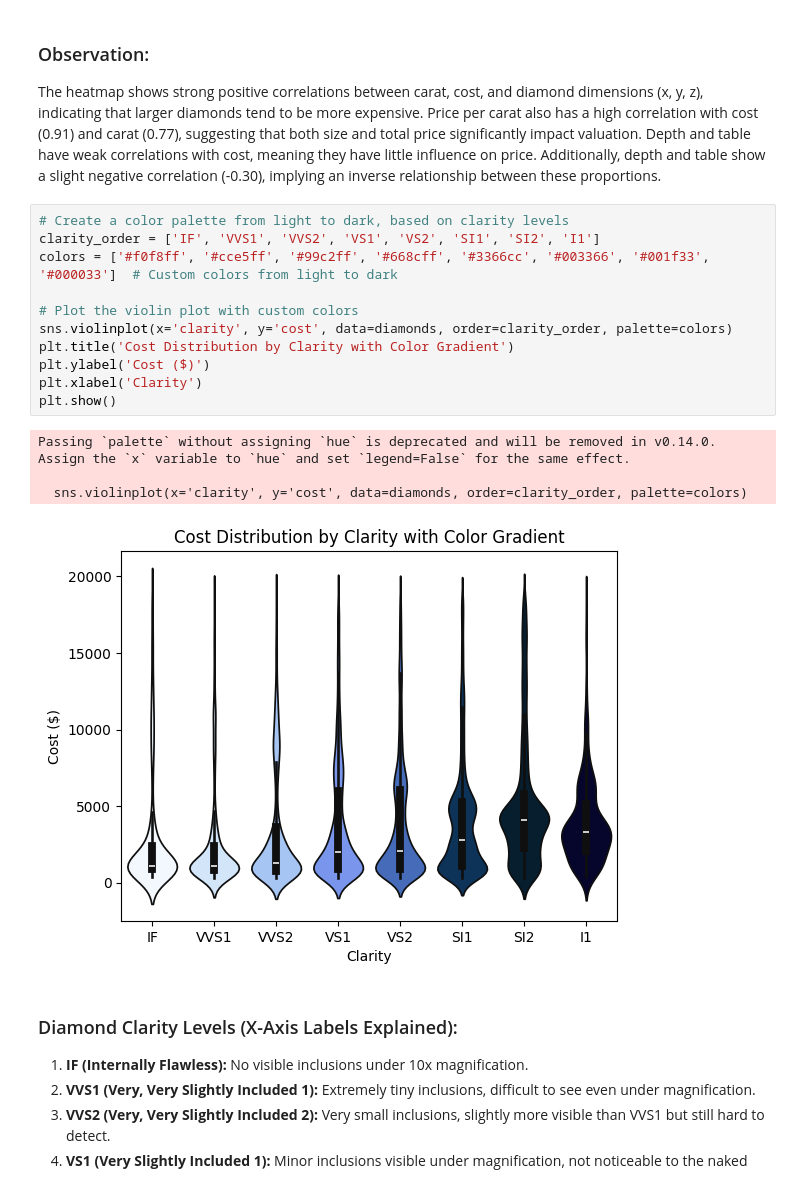
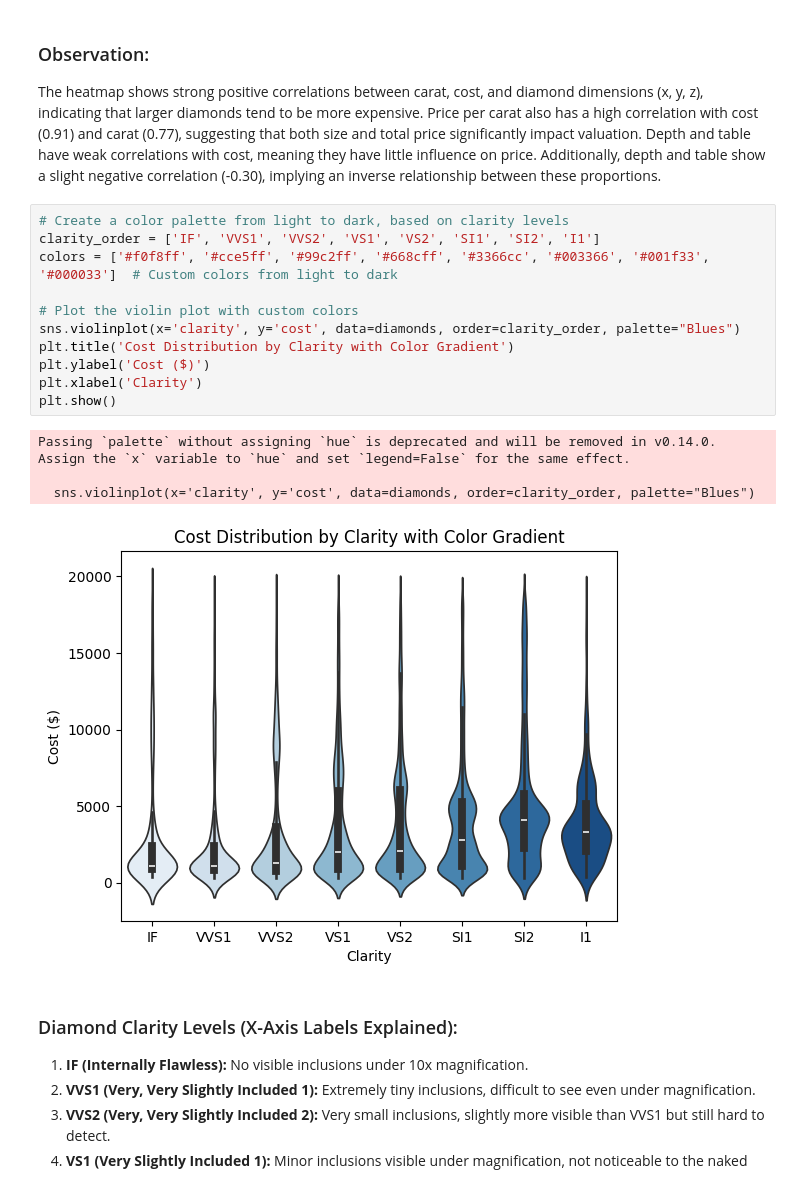
Before and after one commit to SchroderJ-pixel/datafun-06-eda, a Jupyter notebook: schroder-eda.ipynb, the cells around one changed output. Saved outputs shown, nothing was run; the diff lists cells and outputs as text.

```diff
--- a/schroder-eda.ipynb
+++ b/schroder-eda.ipynb
@@ -189,19 +188,19 @@ The heatmap shows strong positive correlations between carat, cost, and diamond
 # %%
 # Create a color palette from light to dark, based on clarity levels
 clarity_order = ['IF', 'VVS1', 'VVS2', 'VS1', 'VS2', 'SI1', 'SI2', 'I1']
 colors = ['#f0f8ff', '#cce5ff', '#99c2ff', '#668cff', '#3366cc', '#003366', '#001f33', '#000033']  # Custom colors from light to dark
 
 # Plot the violin plot with custom colors
-sns.violinplot(x='clarity', y='cost', data=diamonds, order=clarity_order, palette=colors)
+sns.violinplot(x='clarity', y='cost', data=diamonds, order=clarity_order, palette="Blues")
 plt.title('Cost Distribution by Clarity with Color Gradient')
 plt.ylabel('Cost ($)')
 plt.xlabel('Clarity')
 plt.show()
 # %% [output]
 Passing `palette` without assigning `hue` is deprecated and will be removed in v0.14.0. Assign the `x` variable to `hue` and set `legend=False` for the same effect.
 
-  sns.violinplot(x='clarity', y='cost', data=diamonds, order=clarity_order, palette=colors)
+  sns.violinplot(x='clarity', y='cost', data=diamonds, order=clarity_order, palette="Blues")
-[figure, old version]
+[figure, new version]
 # %% [markdown]
 ### Diamond Clarity Levels (X-Axis Labels Explained):
 
```
Also changed, not shown: parts of 1 cell of this notebook.
